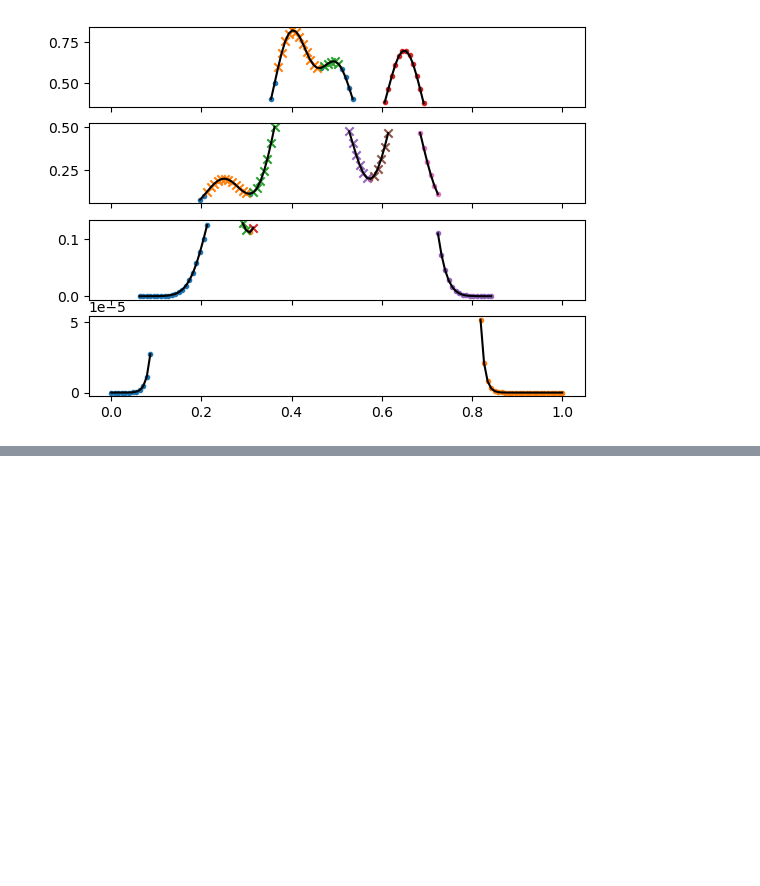
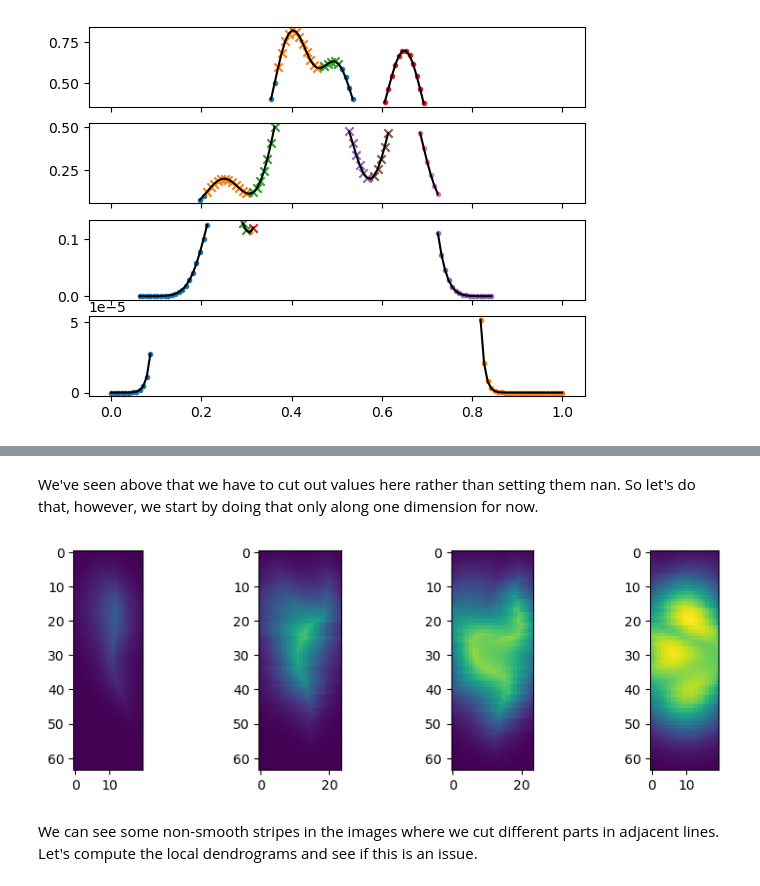
Before and after one commit to brownbaerchen/dendrogram, a Jupyter notebook: notebooks/adjacency_in_vertical_distribution.ipynb, the cells around one changed output, grey strips where cells are left out. Drawn from its saved outputs; the diff is of its cells as text; code cells hidden in the pictures; blank space fills up the shorter version.

```diff
--- a/notebooks/adjacency_in_vertical_distribution.ipynb
+++ b/notebooks/adjacency_in_vertical_distribution.ipynb
@@ -139,0 +168,32 @@ We have solved the problem above, by computing the dendrogram only on the local
+# %% [markdown]
+We've seen above that we have to cut out values  here rather than setting them nan. So let's do that, however, we start by doing that only along one dimension for now.
+# %%
+elements_per_task = int(np.ceil(data.shape[0] / ntasks))
+local_slices = [
+    slice(i * elements_per_task, (i + 1) * elements_per_task) for i in range(ntasks)
+]
+for i in range(ntasks):
+    start = i * elements_per_task
+    stop = start + elements_per_task
+    if i > 0:
+        start -= halo_size
+    if i < ntasks - 1:
+        stop += halo_size
+    local_slices[i] = slice(start, stop)
+# %%
+idx = np.argsort(data)
+local_idx = [
+    np.sort(idx[..., s], axis=-1) for s in local_slices
+]  # we need to sort the indices to express adjacency for the subsequent dendrogram computation
+local_data = [
+    np.array([data[i][_idx[i]] for i in range(data.shape[0])]) for _idx in local_idx
+]
+# %%
+fig, axs = plt.subplots(1, ntasks, figsize=(ntasks * 2.5, 3))
+for i in range(ntasks):
+    axs[i].imshow(local_data[i], vmin=0, vmax=np.max(data))
+# %% [output]
+[figure, added]
+# %% [markdown]
+We can see some non-smooth stripes in the images where we cut different parts in adjacent lines.
+Let's compute the local dendrograms and see if this is an issue.
```
Also changed, not shown: parts of 7 cells of this notebook, 1 other file.
